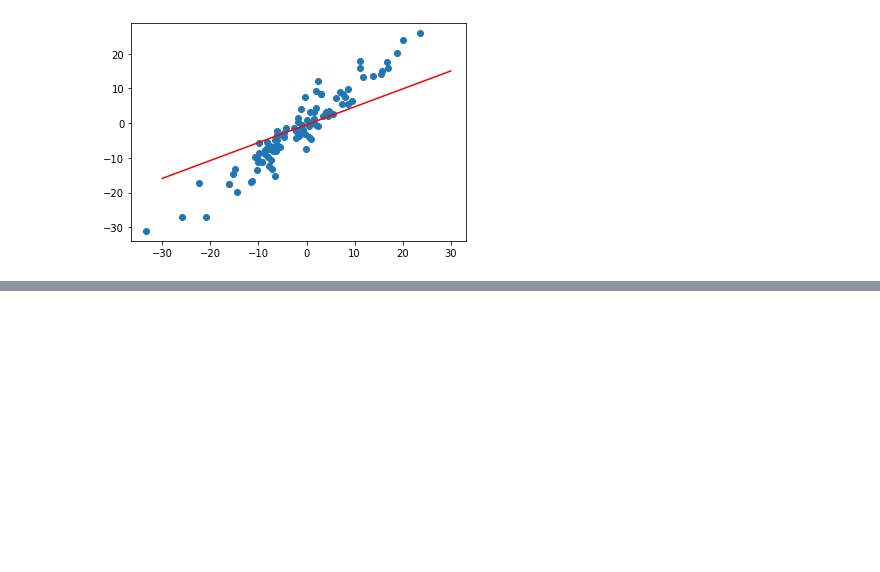
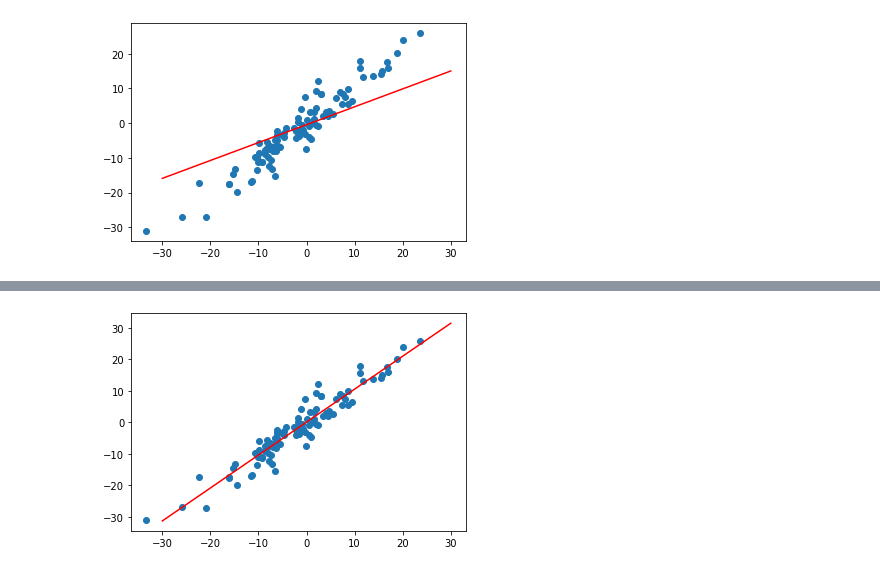
Before and after one commit to williamraccagni/pytorch_Computer_Vision_material, a Jupyter notebook: Linear_Regression.ipynb, the cells around one changed output, grey strips where cells are left out. Drawn from its saved outputs; the diff is of its cells as text; code cells hidden in the pictures; blank space fills up the shorter version.

```diff
--- a/Linear_Regression.ipynb
+++ b/Linear_Regression.ipynb
@@ -105,0 +158,4 @@ Loss Function
+# %%
+plot_fit("Trained Model")
+# %% [output]
+[figure, added]
```
Also changed, not shown: parts of 5 cells of this notebook.
